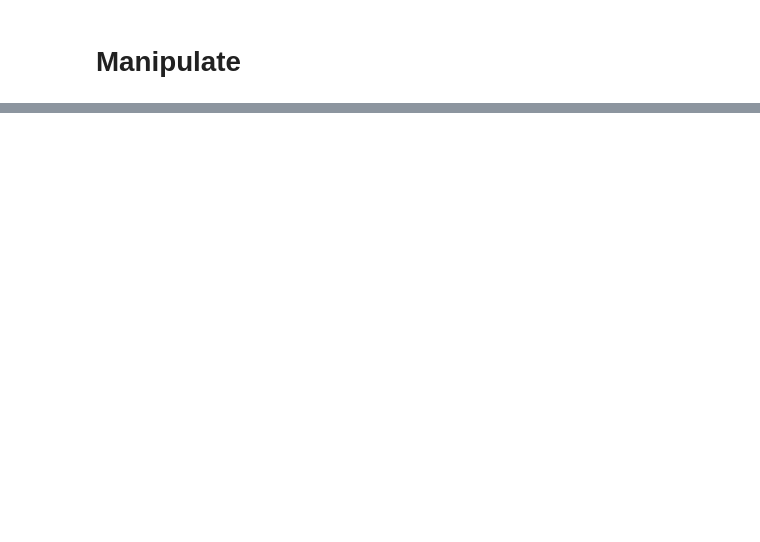
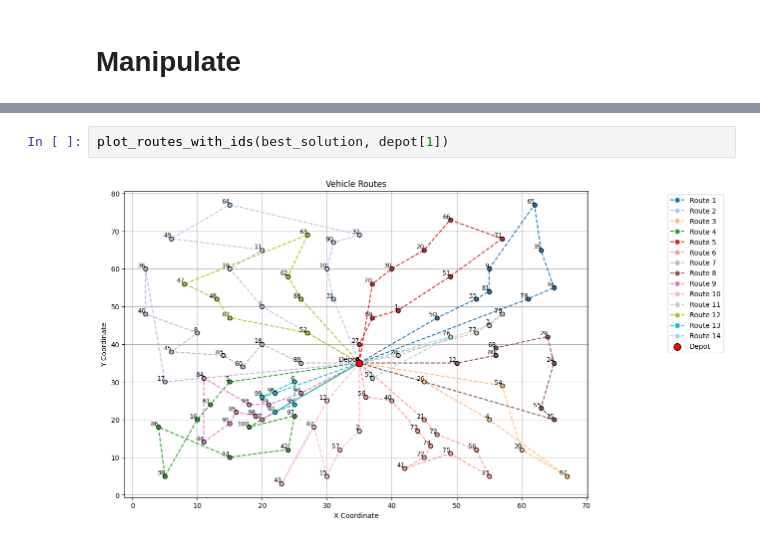
Before and after one commit to Huy1ee04/VRPTW_potvin, a Jupyter notebook: VRPTW.ipynb, the cells around one changed output, grey strips where cells are left out. Cells and saved outputs as stored; diff of their text form; blank space fills up the shorter version.

```diff
--- a/VRPTW.ipynb
+++ b/VRPTW.ipynb
@@ -424,0 +425,4 @@ Best cost: 1325.6344313586264
+# %%
+plot_routes_with_ids(best_solution, depot[1])
+# %% [output]
+[figure, added]
```
Also changed, not shown: parts of 6 cells of this notebook.
